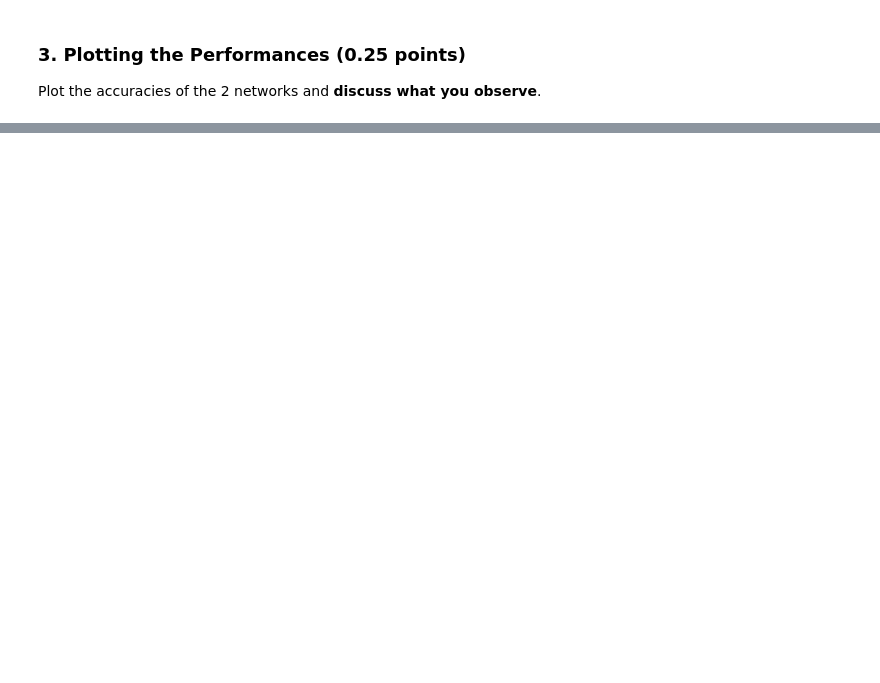
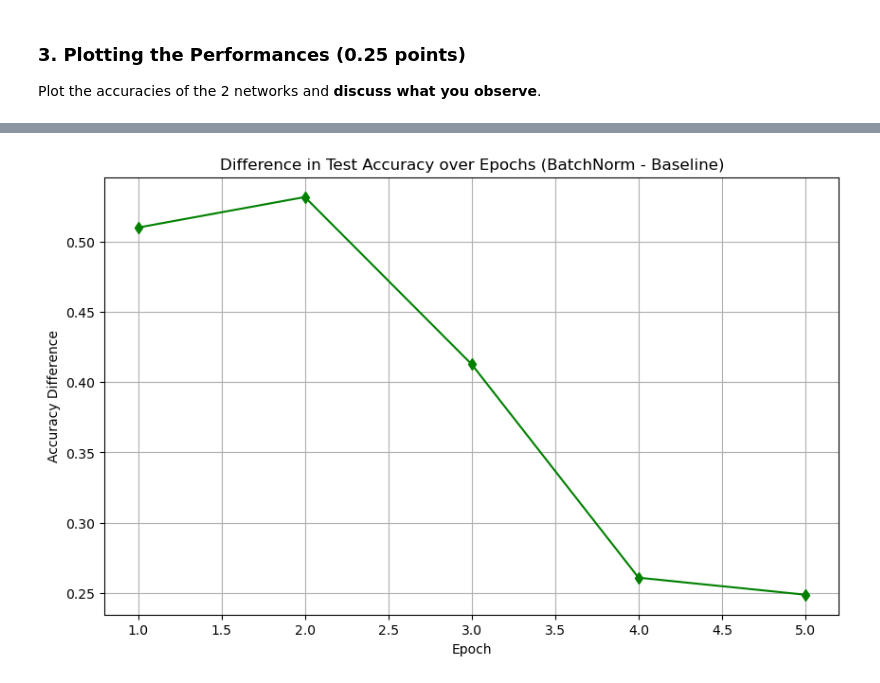
Before and after one commit to mobashirrahman/nnti, a Jupyter notebook: Assignment6/Assignment_6.ipynb, the cells around one changed output, grey strips where cells are left out. Cells and saved outputs as stored; diff of their text form; code cells hidden in the pictures; blank space fills up the shorter version.

```diff
--- a/Assignment6/Assignment_6.ipynb
+++ b/Assignment6/Assignment_6.ipynb
@@ -85,0 +200,13 @@ Plot the accuracies of the 2 networks and **discuss what you observe**.
+# %%
+# Plot Difference in Test Accuracy Over Epochs
+accuracy_difference = [bn_acc - base_acc for bn_acc, base_acc in zip(fashion_network_batch_norm.test_accuracies, fashion_network.test_accuracies)]
+
+plt.figure(figsize=(10, 6))
+plt.plot(epochs, accuracy_difference, marker='d', linestyle='-', color='green')
+plt.title('Difference in Test Accuracy over Epochs (BatchNorm - Baseline)')
+plt.xlabel('Epoch')
+plt.ylabel('Accuracy Difference')
+plt.grid(True)
+plt.show()
+# %% [output]
+[figure, added]
```
Also changed, not shown: parts of 13 cells of this notebook, 13 other files.
